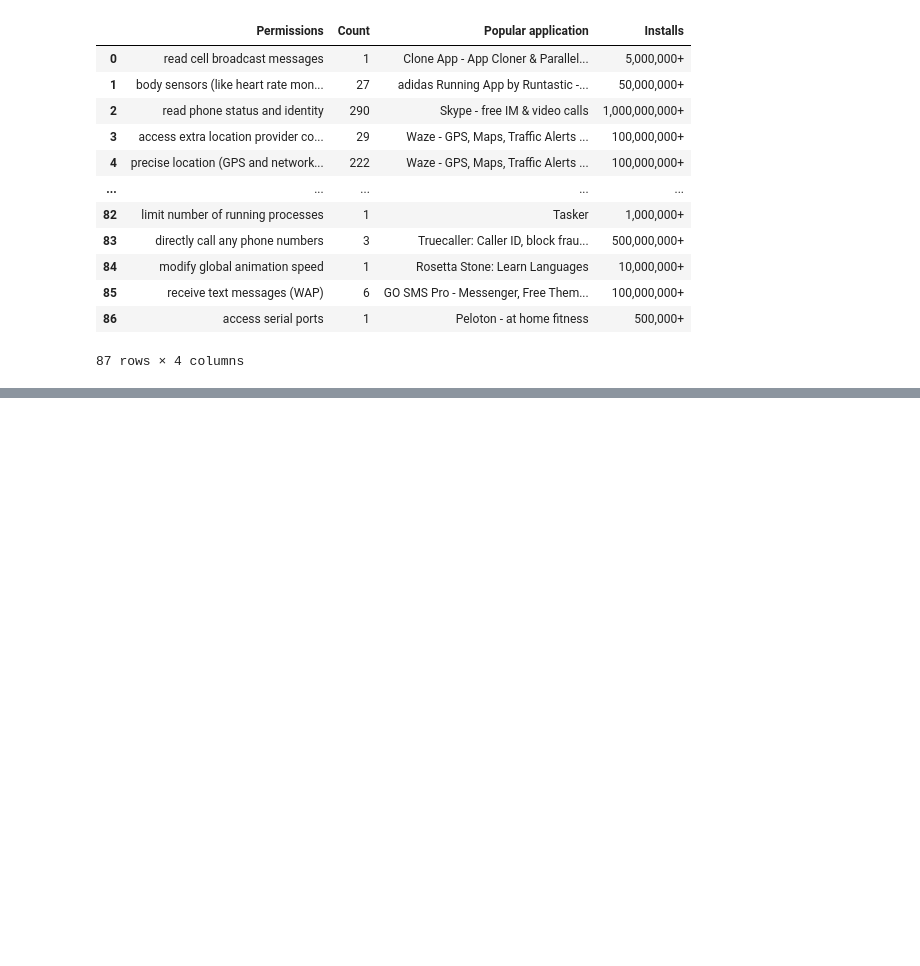
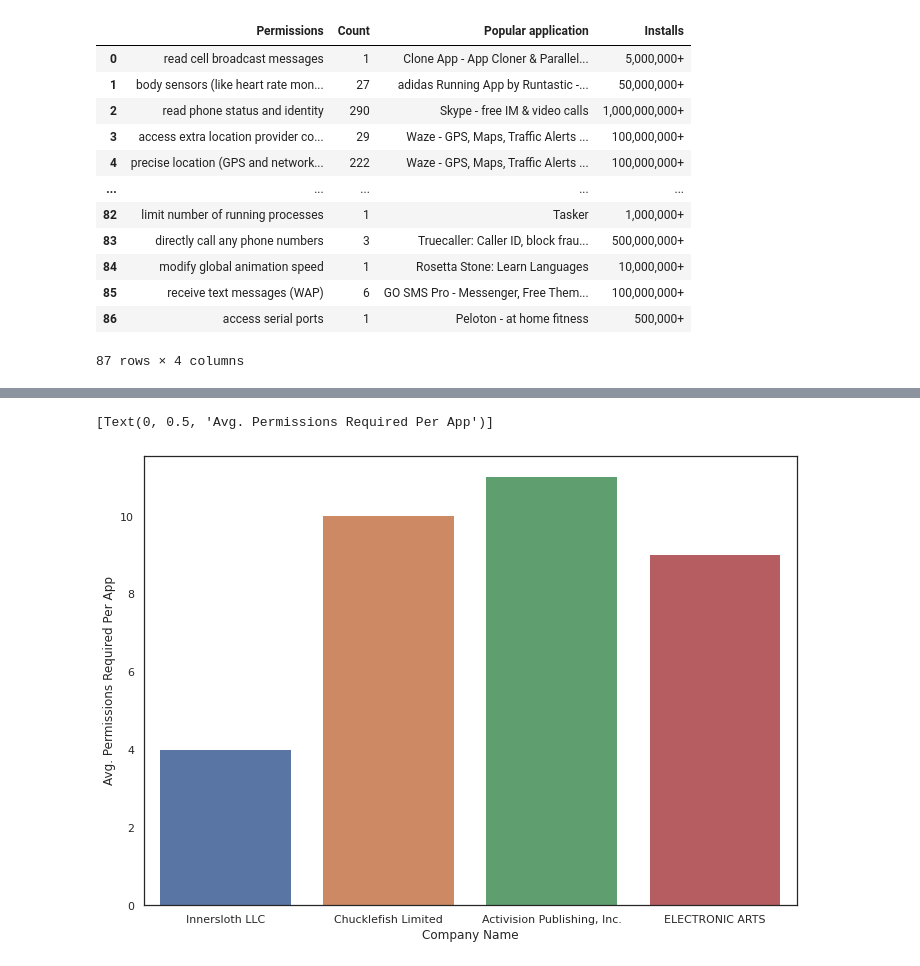
Before and after one commit to fdac20/AppPermissions, a Jupyter notebook: src/data_analyzer.ipynb, the cells around one changed output, grey strips where cells are left out. Drawn from its saved outputs; the diff is of its cells as text; code cells hidden in the pictures; blank space fills up the shorter version.

Commit message:
added the company size vs avg permissions graph

```diff
--- a/src/data_analyzer.ipynb
+++ b/src/data_analyzer.ipynb
@@ -462,3 +462,64 @@ permcount_df_least_v2
 | 33 | COMICS | send sticky broadcast | 1 | read your Web bookmarks and history | 1 | access Bluetooth settings | 1 | reorder running apps | 1 |
 | 34 | GAME | change system display settings | 1 | expand/collapse status bar | 1 | erase USB storage | 1 | set wallpaper | 1 |
 | 35 | FAMILY | take pictures and videos | 1 | Google Play license check | 1 | control vibration | 1 | record audio | 1 |
+# %%
+# com.innersloth.spacemafia
+# com.mygdx.digtochina.android
+# ^ Innersloth
+inner_sloth_games = df[df["developer"] == "Innersloth LLC"]
+num_sloth_perms = inner_sloth_games["num_permissions"].mean()
+
+
+
+# com.chucklefish.stardewvalley
+# ^ Chucklefish
+chucklefish_games = df[df["developer"] == "Chucklefish Limited"]
+num_chucklefish_perms = chucklefish_games["num_permissions"].mean()
+
+
+
+activision_games = df[df["developer"] == "Activision Publishing, Inc."]
+avg_perm_activision = activision_games["num_permissions"].mean()
+
+
+
+EA_games = df[df["developer"] == "ELECTRONIC ARTS"]
+avg_perm_EA = EA_games["num_permissions"].mean()
+
+
+yvals = [num_sloth_perms, num_chucklefish_perms, avg_perm_activision, avg_perm_EA]
+xvals = ["Innersloth LLC", "Chucklefish Limited", "Activision Publishing, Inc.", "ELECTRONIC ARTS"]
+
+splot = sns.barplot(x=xvals, y=yvals, linewidth=0)
+splot.set(xlabel="Company Name")
+splot.set(ylabel="Avg. Permissions Required Per App")
+
+# com.bethsoft.DOOM
+# com.bethsoft.falloutshelter
+# com.bethsoft.theelderscrollslegends
+# com.bethsoft.DOOMII
+# ^ Bethesda
+
+# com.ea.gp.maddennfl21mobile
+# com.ea.games.nfs13_na
+# com.ea.game.starwarscapital_row
+# com.ea.game.pvz2_na
+# com.ea.gp.pvzheroes
+# com.ea.game.simpsons4_na
+# com.ea.gp.bejeweledskies
+# com.ea.BejeweledBlitz_na
+# com.ea.game.nfs14_row
+# com.ea.games.r3_na
+# com.ea.games.simsfreeplay_na
+# com.ea.gp.simsmobile
+# com.ea.game.simcitymobile_row
+# com.ea.gp.fifamobile
+# com.ea.gp.nbamobile
+# com.ea.game.easportsufc_row
+# com.eamobile.nbajam_na_wf
+# com.ea.gp.fifaultimate
+# com.ea.game.pvzfree_row
+# ^ EA
+# %% [output]
+[Text(0, 0.5, 'Avg. Permissions Required Per App')]
+[figure, added]
```
